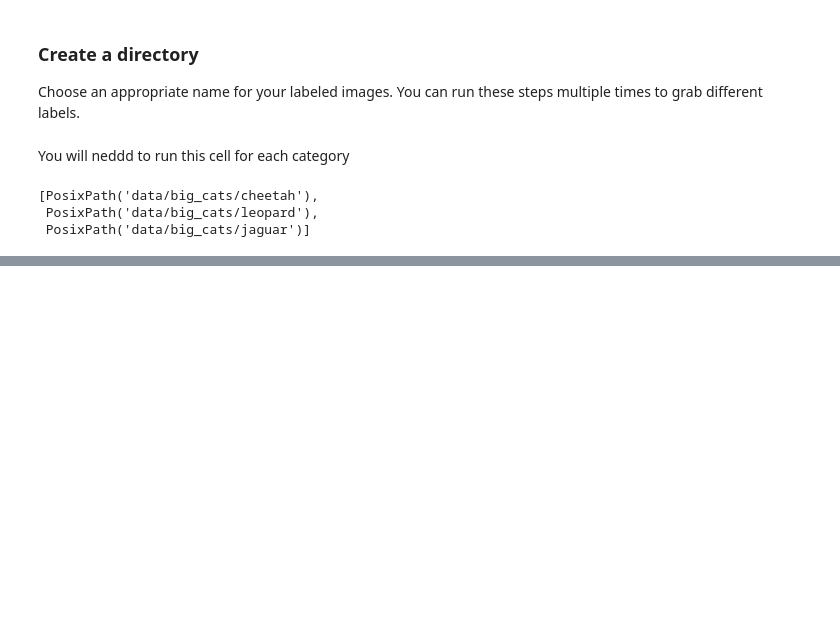
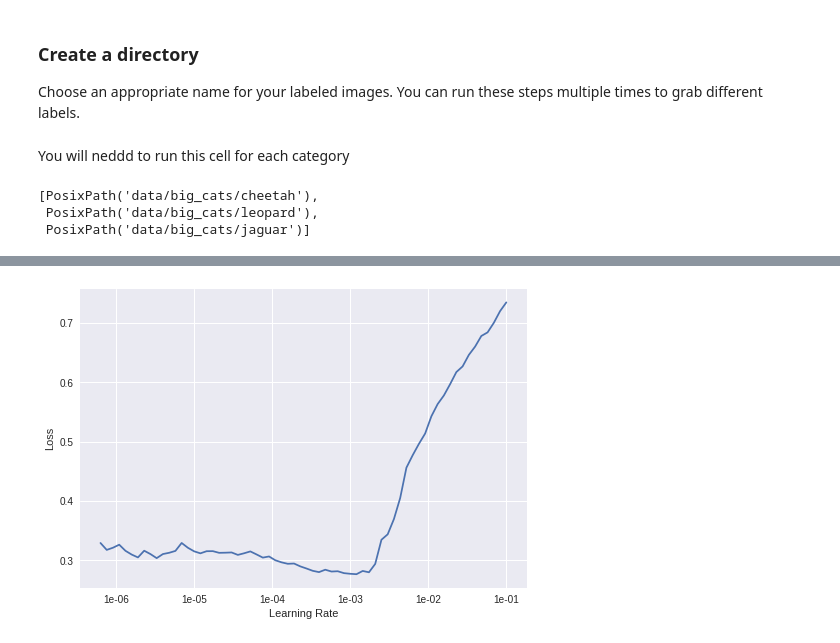
Before and after one commit to shashank2806/cheetah-leopard-jaguar, a Jupyter notebook: cheetah_leopard_jaguar.ipynb, the cells around one changed output, grey strips where cells are left out. Drawn from its saved outputs; the diff is of its cells as text; code cells hidden in the pictures; blank space fills up the shorter version.

```diff
--- a/cheetah_leopard_jaguar.ipynb
+++ b/cheetah_leopard_jaguar.ipynb
@@ -66,0 +185,2 @@ path.ls()
+# %%
+learn = create_cnn(data, models.resnet34, metrics=error_rate)
@@ -66,0 +189,2 @@ path.ls()
+# %%
+learn.fit_one_cycle(4)
@@ -66,0 +215,4 @@ path.ls()
+# %%
+learn.recorder.plot()
+# %% [output]
+[figure, added]
```
Also changed, not shown: parts of 37 cells of this notebook.
